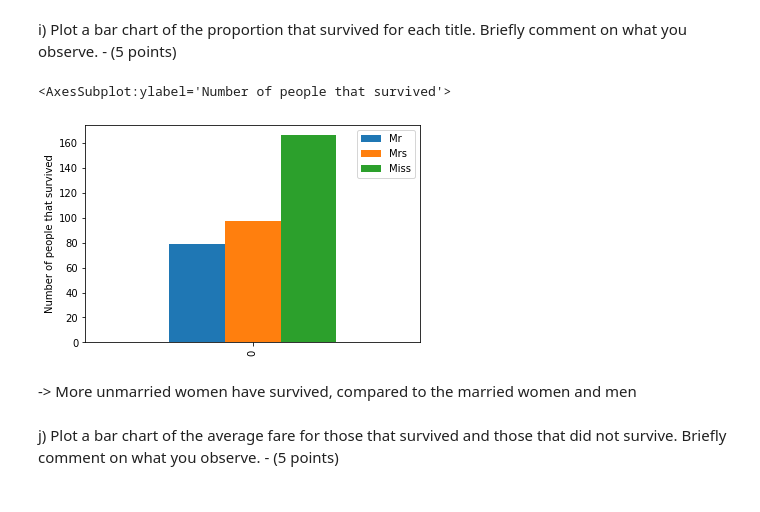
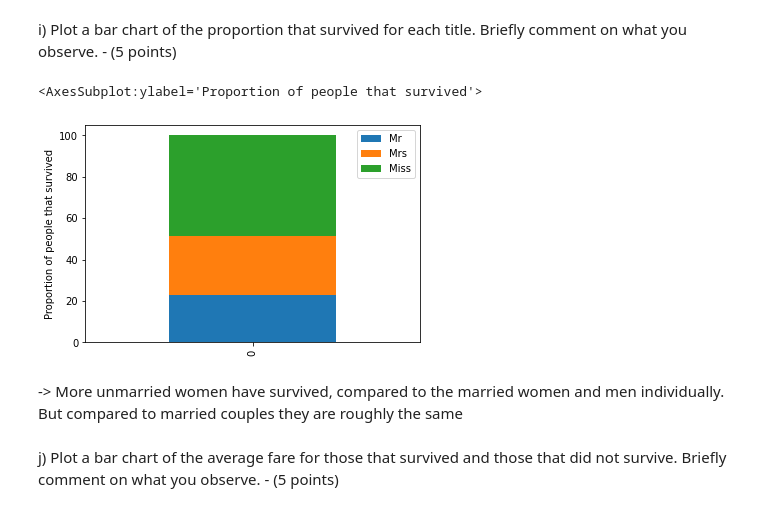
Before and after one commit to ivanisakov99/CS506, a Jupyter notebook: HW/hw1/homework1.ipynb, the cells around one changed output. Drawn from its saved outputs; the diff is of its cells as text; code cells hidden in the pictures.

```diff
--- a/HW/hw1/homework1.ipynb
+++ b/HW/hw1/homework1.ipynb
@@ -43,7 +43,12 @@ c) Write a function that removes all columns with more than 200 NaN values - (2.
 print(df.columns)
 
 def drop_na(df):
-    return df.drop(columns=[col for col in df if (df[col].isna().sum() > 200)])
+    return df.drop(
+        columns=[col
+            for col in df
+                if (df[col].isna().sum() > 200)
+        ]
+    )
 
 df = drop_na(df)
 df.columns
@@ -58,7 +63,7 @@ Index(['PassengerId', 'Survived', 'Pclass', 'Name', 'Sex', 'Age', 'SibSp',
 d) Write a function that replaces `male` with 0 and `female` with 1 - (2.5 points)
 # %%
 def to_numerical(df):
-    return df['Sex'].replace({'male': 1, 'female': 0})
+    return df['Sex'].replace({'male': 0, 'female': 1})
 
 df['Sex'] = to_numerical(df)
 df.head()
@@ -86,7 +91,7 @@ def extract_names(df):
         last_name.append(names[0].strip(',.'))
         title.append(names[1].strip(',.'))
         first_name.append(names[2].strip(',.'))
-        if len(names) >= 4:
+        if len(names) >= 4 and '(' not in names[3]:
             middle_name.append(names[3].strip(',.'))
         else:
             middle_name.append('')
@@ -111,7 +116,7 @@ df.head(10)
 f) Write a function that replaces all missing ages with the average age - (2.5 points)
 # %%
 def replace_with_mean(df):
-    return df['Age'].fillna(df['Age'].mean())
+    return df['Age'].fillna(round(df['Age'].mean(), 1))
 
 df['Age'] = replace_with_mean(df)
 df.head(10)
@@ -177,29 +179,32 @@ newDF.plot(
 i) Plot a bar chart of the proportion that survived for each title. Briefly comment on what you observe. - (5 points)
 # %%
 mr, mrs, miss = 0, 0, 0
+total = 0
 for title in df['Title'][df['Survived'].isin([1])]:
+    total += 1
     if title == 'Mr':
         mr += 1
     elif title == 'Mrs':
         mrs += 1
     else:
         miss += 1
 
 newDF = pd.DataFrame({
-    'Mr': [mr],
-    'Mrs': [mrs],
-    'Miss': [miss],
+    'Mr': [(mr / total) * 100],
+    'Mrs': [(mrs / total) * 100],
+    'Miss': [(miss / total) * 100],
 })
 
 newDF.plot(
-    ylabel='Number of people that survived',
+    ylabel='Proportion of people that survived',
     kind='bar',
+    stacked=True
 )
 # %% [output]
-<AxesSubplot:ylabel='Number of people that survived'>
+<AxesSubplot:ylabel='Proportion of people that survived'>
-[figure, old version]
+[figure, new version]
 # %% [markdown]
--> More unmarried women have survived, compared to the married women and men
+-> More unmarried women have survived, compared to the married women and men individually. But compared to married couples they are roughly the same
 # %% [markdown]
 j) Plot a bar chart of the average fare for those that survived and those that did not survive. Briefly comment on what you observe. - (5 points)
 # %%
```
Also changed, not shown: parts of 13 cells of this notebook, 30 other files.
